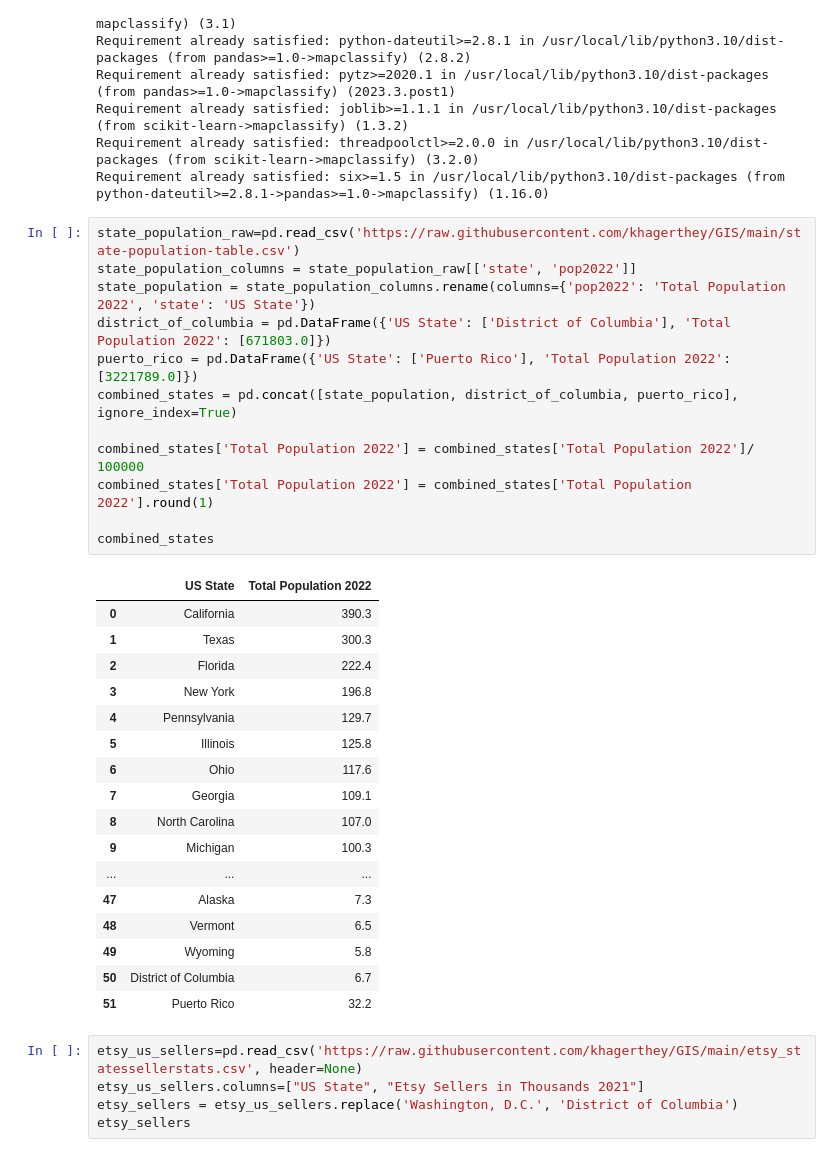
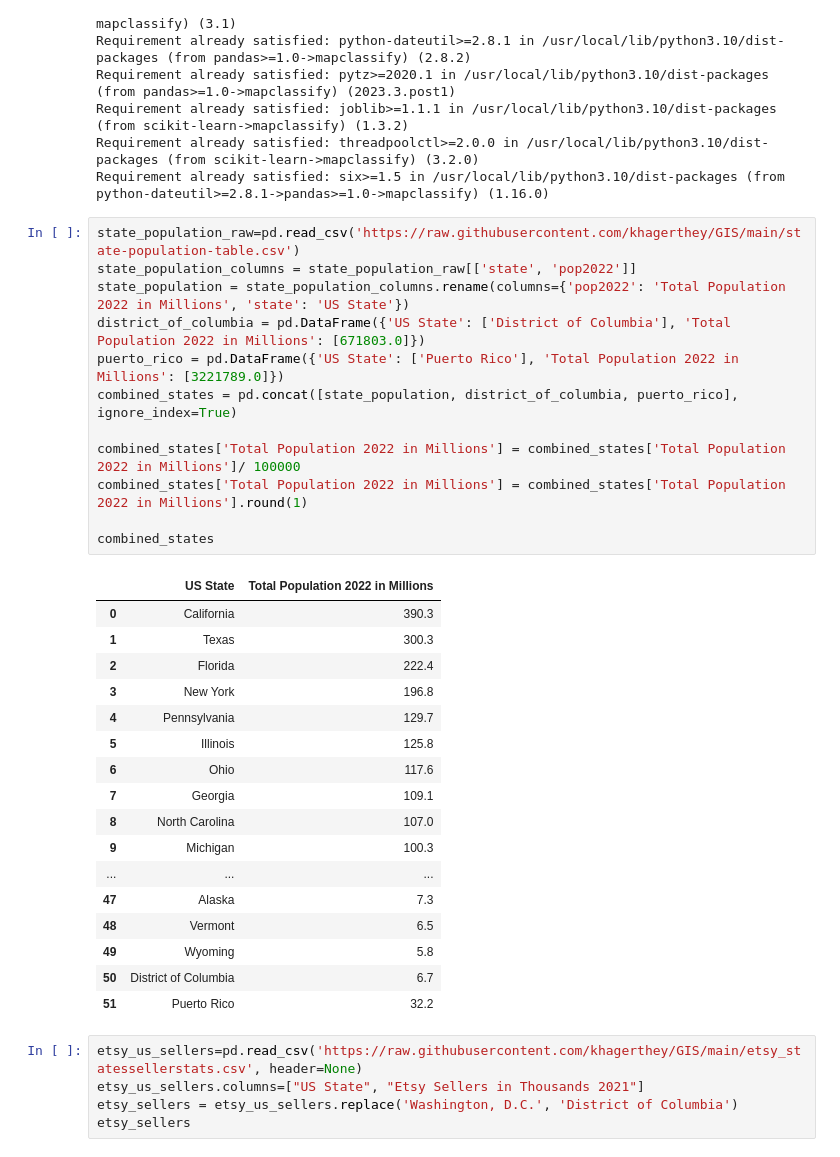
Before and after one commit to khagerthey/GIS, a Jupyter notebook: PS1.ipynb, the cells around one changed output. Cells and saved outputs as stored; diff of their text form.

```diff
--- a/PS1.ipynb
+++ b/PS1.ipynb
@@ -46,17 +46,17 @@ Requirement already satisfied: six>=1.5 in /usr/local/lib/python3.10/dist-packag
 # %%
 state_population_raw=pd.read_csv('https://raw.githubusercontent.com/khagerthey/GIS/main/state-population-table.csv')
 state_population_columns = state_population_raw[['state', 'pop2022']]
-state_population = state_population_columns.rename(columns={'pop2022': 'Total Population 2022', 'state': 'US State'})
-district_of_columbia = pd.DataFrame({'US State': ['District of Columbia'], 'Total Population 2022': [671803.0]})
-puerto_rico = pd.DataFrame({'US State': ['Puerto Rico'], 'Total Population 2022': [3221789.0]})
+state_population = state_population_columns.rename(columns={'pop2022': 'Total Population 2022 in Millions', 'state': 'US State'})
+district_of_columbia = pd.DataFrame({'US State': ['District of Columbia'], 'Total Population 2022 in Millions': [671803.0]})
+puerto_rico = pd.DataFrame({'US State': ['Puerto Rico'], 'Total Population 2022 in Millions': [3221789.0]})
 combined_states = pd.concat([state_population, district_of_columbia, puerto_rico], ignore_index=True)
 
-combined_states['Total Population 2022'] = combined_states['Total Population 2022']/ 100000
-combined_states['Total Population 2022'] = combined_states['Total Population 2022'].round(1)
+combined_states['Total Population 2022 in Millions'] = combined_states['Total Population 2022 in Millions']/ 100000
+combined_states['Total Population 2022 in Millions'] = combined_states['Total Population 2022 in Millions'].round(1)
 
 combined_states
 # %% [output]
-|  | US State | Total Population 2022 |
+|  | US State | Total Population 2022 in Millions |
 | 0 | California | 390.3 |
 | 1 | Texas | 300.3 |
 | 2 | Florida | 222.4 |
```
Also changed, not shown: parts of 2 cells of this notebook.
